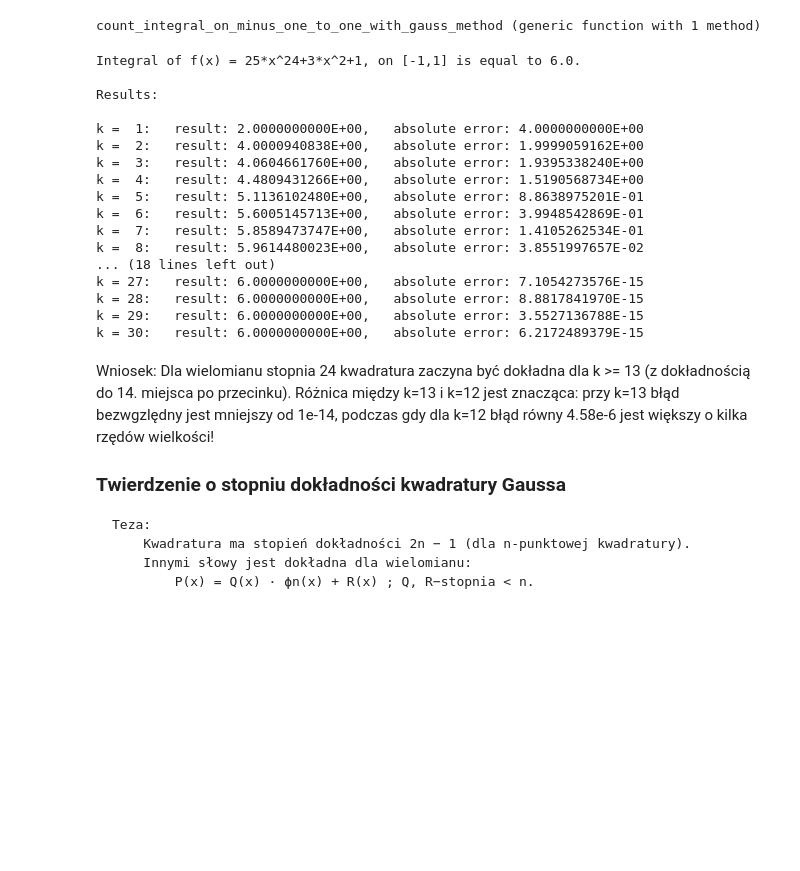
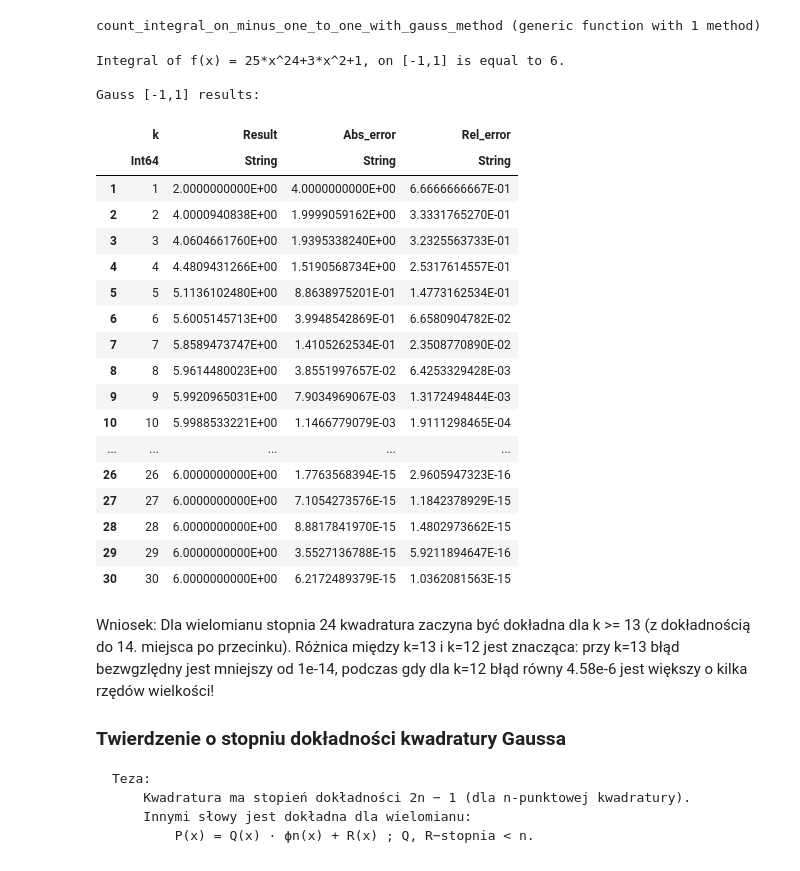
Before and after one commit to ljaneczk/MOwNiT2, a Jupyter notebook: lab8/Lab8_kwadratury.ipynb, the cells around one changed output. Drawn from its saved outputs; the diff is of its cells as text; code cells hidden in the pictures; blank space fills up the shorter version.

```diff
--- a/lab8/Lab8_kwadratury.ipynb
+++ b/lab8/Lab8_kwadratury.ipynb
@@ -96,31 +97,37 @@ end
 count_integral_on_minus_one_to_one_with_gauss_method (generic function with 1 method)
 # %%
 f(x) = 25*x^24+3*x^2+1     # Integral on (-1,1) is equal to 6
-exp_res = 6.0
-println("\nIntegral of f(x) = 25*x^24+3*x^2+1, on [-1,1] is equal to ", exp_res, ".\n\n", "Results:\n")
+exp_res = 6
+ones_gauss_results = DataFrame(k=Int[], Result=String[], Abs_error=String[], Rel_error=String[])
+println("\nIntegral of f(x) = 25*x^24+3*x^2+1, on [-1,1] is equal to ", exp_res, ".\n\n", "Gauss [-1,1] results:\n")
 for k in range(1,30)
     res = count_integral_on_minus_one_to_one_with_gauss_method(f, k)
-    println("k = ", @sprintf("%2d", k), ":   result: ", @sprintf("%.10E", res),
-            ",   absolute error: ", @sprintf("%.10E", abs(exp_res-res)))
+    push!(ones_gauss_results, [k, @sprintf("%.10E", res),
+        @sprintf("%.10E", abs(exp_res-res)), @sprintf("%.10E", abs(exp_res-res)/exp_res)])
 end;
+ones_gauss_results
 # %% [output]
-Integral of f(x) = 25*x^24+3*x^2+1, on [-1,1] is equal to 6.0.
+Integral of f(x) = 25*x^24+3*x^2+1, on [-1,1] is equal to 6.
 
-Results:
-
-k =  1:   result: 2.0000000000E+00,   absolute error: 4.0000000000E+00
-k =  2:   result: 4.0000940838E+00,   absolute error: 1.9999059162E+00
-k =  3:   result: 4.0604661760E+00,   absolute error: 1.9395338240E+00
-k =  4:   result: 4.4809431266E+00,   absolute error: 1.5190568734E+00
-k =  5:   result: 5.1136102480E+00,   absolute error: 8.8638975201E-01
-k =  6:   result: 5.6005145713E+00,   absolute error: 3.9948542869E-01
-k =  7:   result: 5.8589473747E+00,   absolute error: 1.4105262534E-01
-k =  8:   result: 5.9614480023E+00,   absolute error: 3.8551997657E-02
-... (18 lines left out)
-k = 27:   result: 6.0000000000E+00,   absolute error: 7.1054273576E-15
-k = 28:   result: 6.0000000000E+00,   absolute error: 8.8817841970E-15
-k = 29:   result: 6.0000000000E+00,   absolute error: 3.5527136788E-15
-k = 30:   result: 6.0000000000E+00,   absolute error: 6.2172489379E-15
+Gauss [-1,1] results:
+|  | k | Result | Abs_error | Rel_error |
+|  | Int64 | String | String | String |
+| 1 | 1 | 2.0000000000E+00 | 4.0000000000E+00 | 6.6666666667E-01 |
+| 2 | 2 | 4.0000940838E+00 | 1.9999059162E+00 | 3.3331765270E-01 |
+| 3 | 3 | 4.0604661760E+00 | 1.9395338240E+00 | 3.2325563733E-01 |
+| 4 | 4 | 4.4809431266E+00 | 1.5190568734E+00 | 2.5317614557E-01 |
+| 5 | 5 | 5.1136102480E+00 | 8.8638975201E-01 | 1.4773162534E-01 |
+| 6 | 6 | 5.6005145713E+00 | 3.9948542869E-01 | 6.6580904782E-02 |
+| 7 | 7 | 5.8589473747E+00 | 1.4105262534E-01 | 2.3508770890E-02 |
+| 8 | 8 | 5.9614480023E+00 | 3.8551997657E-02 | 6.4253329428E-03 |
+| 9 | 9 | 5.9920965031E+00 | 7.9034969067E-03 | 1.3172494844E-03 |
+| 10 | 10 | 5.9988533221E+00 | 1.1466779079E-03 | 1.9111298465E-04 |
+| ... | ... | ... | ... | ... |
+| 26 | 26 | 6.0000000000E+00 | 1.7763568394E-15 | 2.9605947323E-16 |
+| 27 | 27 | 6.0000000000E+00 | 7.1054273576E-15 | 1.1842378929E-15 |
+| 28 | 28 | 6.0000000000E+00 | 8.8817841970E-15 | 1.4802973662E-15 |
+| 29 | 29 | 6.0000000000E+00 | 3.5527136788E-15 | 5.9211894647E-16 |
+| 30 | 30 | 6.0000000000E+00 | 6.2172489379E-15 | 1.0362081563E-15 |
 # %% [markdown]
 
 Wniosek: Dla wielomianu stopnia 24 kwadratura zaczyna być dokładna dla k >= 13 (z dokładnością do 14. miejsca po przecinku). Różnica między k=13 i k=12 jest znacząca: przy k=13 błąd bezwgzlędny jest mniejszy od 1e-14, podczas gdy dla k=12 błąd równy 4.58e-6 jest większy o kilka rzędów wielkości!
```
Also changed, not shown: parts of 3 cells of this notebook.
